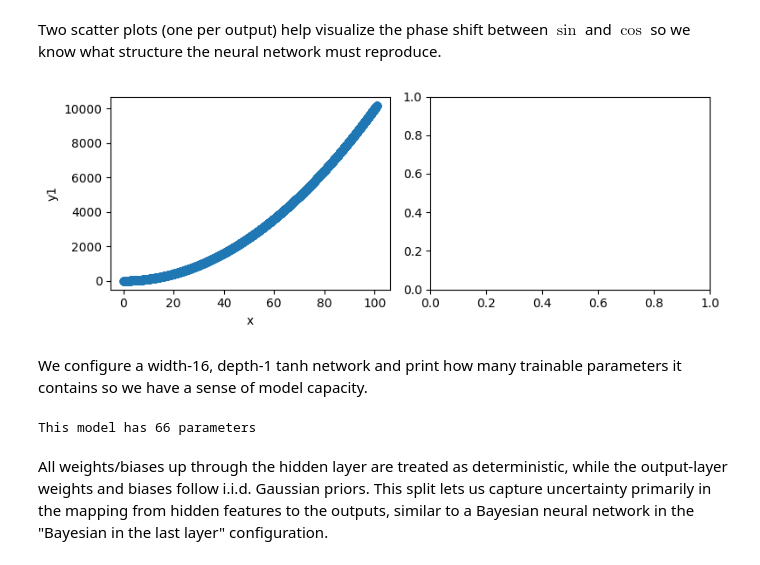
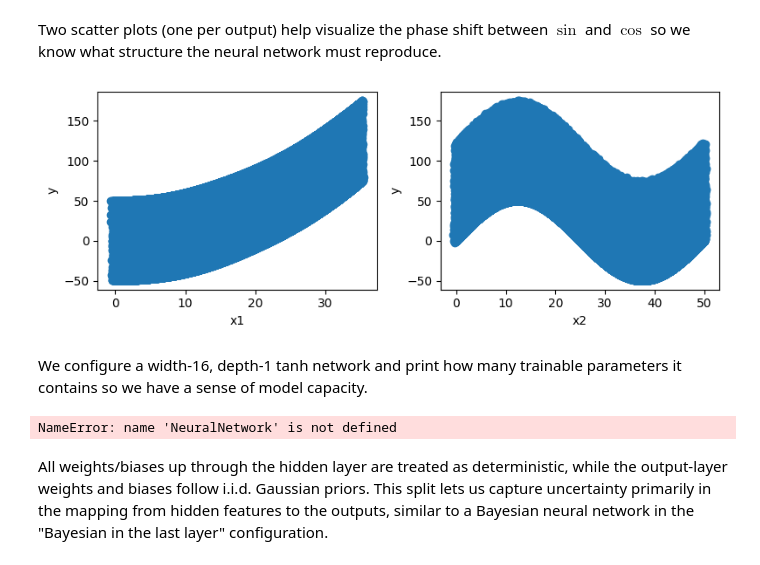
Before and after one commit to sandialabs/pypolymix, a Jupyter notebook: docs/examples/pickle/pickle_input_nn.ipynb, the cells around one changed output. Cells and saved outputs as stored; diff of their text form; code cells hidden in the pictures.

Commit message:
use pickled data in notebook

```diff
--- a/docs/examples/pickle/pickle_input_nn.ipynb
+++ b/docs/examples/pickle/pickle_input_nn.ipynb
@@ -66,0 +64,34 @@ X
+# %%
+def dict_to_tensors(obj):
+    '''
+    Input schema
+    {
+        'data': {
+            'var1': np.array([values...]),  # Input variable 1
+            'var2': np.array([values...]),  # Input variable 2
+            ...
+            'U': {
+                'output1': np.array([values...]),  # Output variable 1
+                'output2': np.array([values...]),  # Output variable 2
+                ...
+            }
+        }
+    }
+
+    Note that all input and output keys map to numpy arrays of the same length
+
+    Returns 2-D float tensor of input vars, 2-D float tensor of output vars
+    '''
+    output_dict = obj["data"]["U"]
+    # k != x is a workaround
+    # since Data_example_2D.pickle has 'x' already pre-built
+    input_dict = {k: v for k, v in obj["data"].items() if k != "U" and k != 'x'}
+
+    # conversion to numpy.ndarray done because of a warning that
+    # creating a tensor from a list of numpy.ndarrays is extremely slow
+    X_np = np.column_stack(list(input_dict.values())).astype(np.float32)
+    Y_np = np.column_stack(list(output_dict.values())).astype(np.float32)
+    return torch.from_numpy(X_np), torch.from_numpy(Y_np)
+# %%
+X, Y = dict_to_tensors(obj)
+X
@@ -67,26 +106,26 @@ X
 # %% [markdown]
 Two scatter plots (one per output) help visualize the phase shift between $\sin$ and $\cos$ so we know what structure the neural network must reproduce.
 # %%
-# Plot synthetic data
+# Plot data
 _, axes = plt.subplots(1, 2, figsize=(8, 3))
-for j, (y, ax) in enumerate(zip(Y.T, axes.flatten())):
-    ax.scatter(X, y)
-    ax.set_xlabel("x")
-    ax.set_ylabel(f"y{j + 1}")
+for j, (x, ax) in enumerate(zip(X.T, axes.flatten())):
+    ax.scatter(x, Y)
+    ax.set_xlabel(f"x{j + 1}")
+    ax.set_ylabel(f"y")
 plt.tight_layout()
 # %% [output]
-[figure, old version]
+[figure, new version]
 # %% [markdown]
 We configure a width-16, depth-1 tanh network and print how many trainable parameters it contains so we have a sense of model capacity.
 # %%
 # Create a surrogate model
 width = 16
 depth = 1
-surrogate_model = NeuralNetwork(num_inputs=1, num_outputs=2, width=width, depth=depth, activation=torch.nn.functional.tanh)
+surrogate_model = NeuralNetwork(num_inputs=2, num_outputs=1, width=width, depth=depth, activation=torch.nn.functional.tanh)
 num_params = surrogate_model.num_params()
 print(f"This model has {num_params} parameters")
 # %% [output]
-This model has 66 parameters
+NameError: name 'NeuralNetwork' is not defined
 # %% [markdown]
 All weights/biases up through the hidden layer are treated as deterministic, while the output-layer weights and biases follow i.i.d. Gaussian priors. This split lets us capture uncertainty primarily in the mapping from hidden features to the outputs, similar to a Bayesian neural network in the "Bayesian in the last layer" configuration.
 # %%
```
Also changed, not shown: parts of 6 cells of this notebook, 1 other file.
